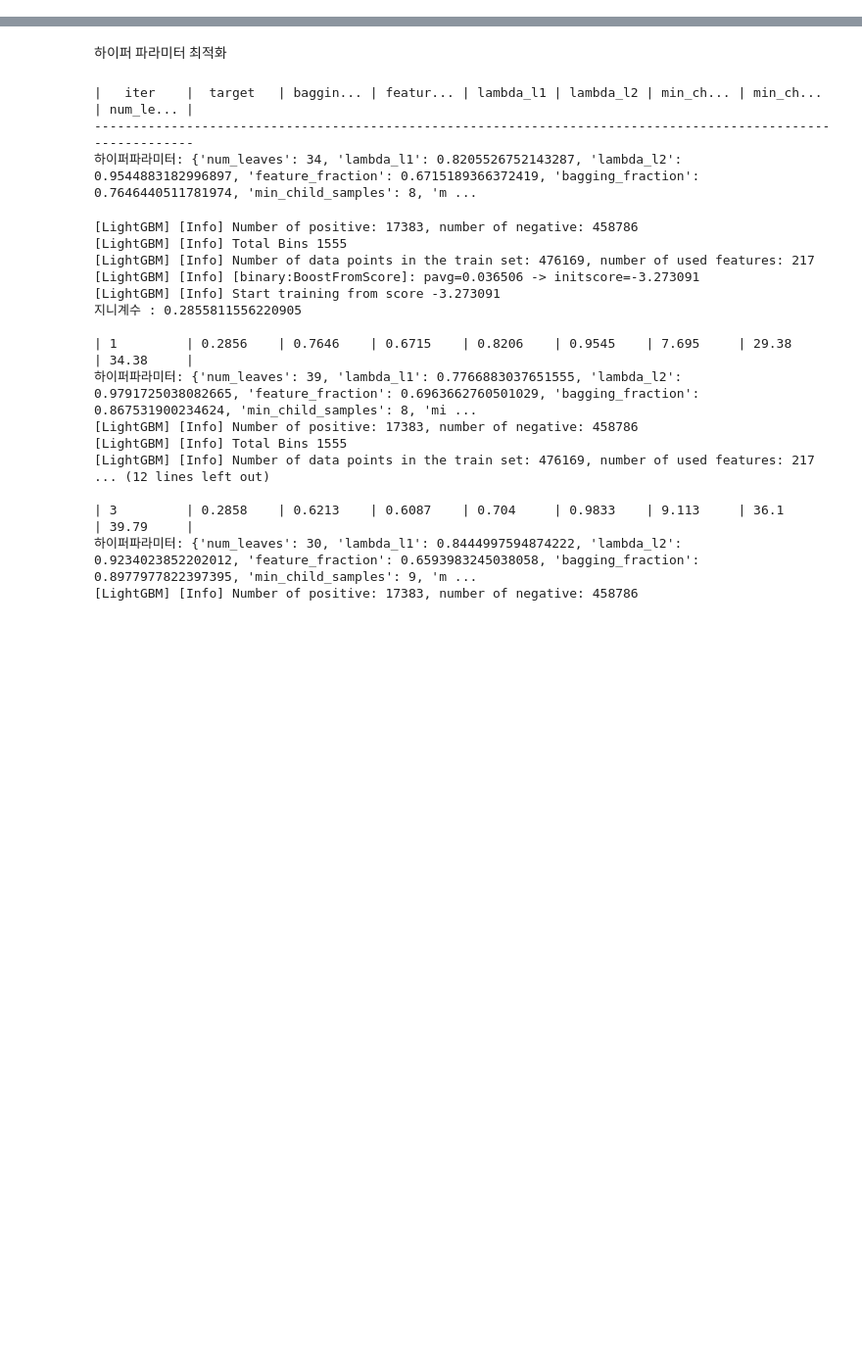
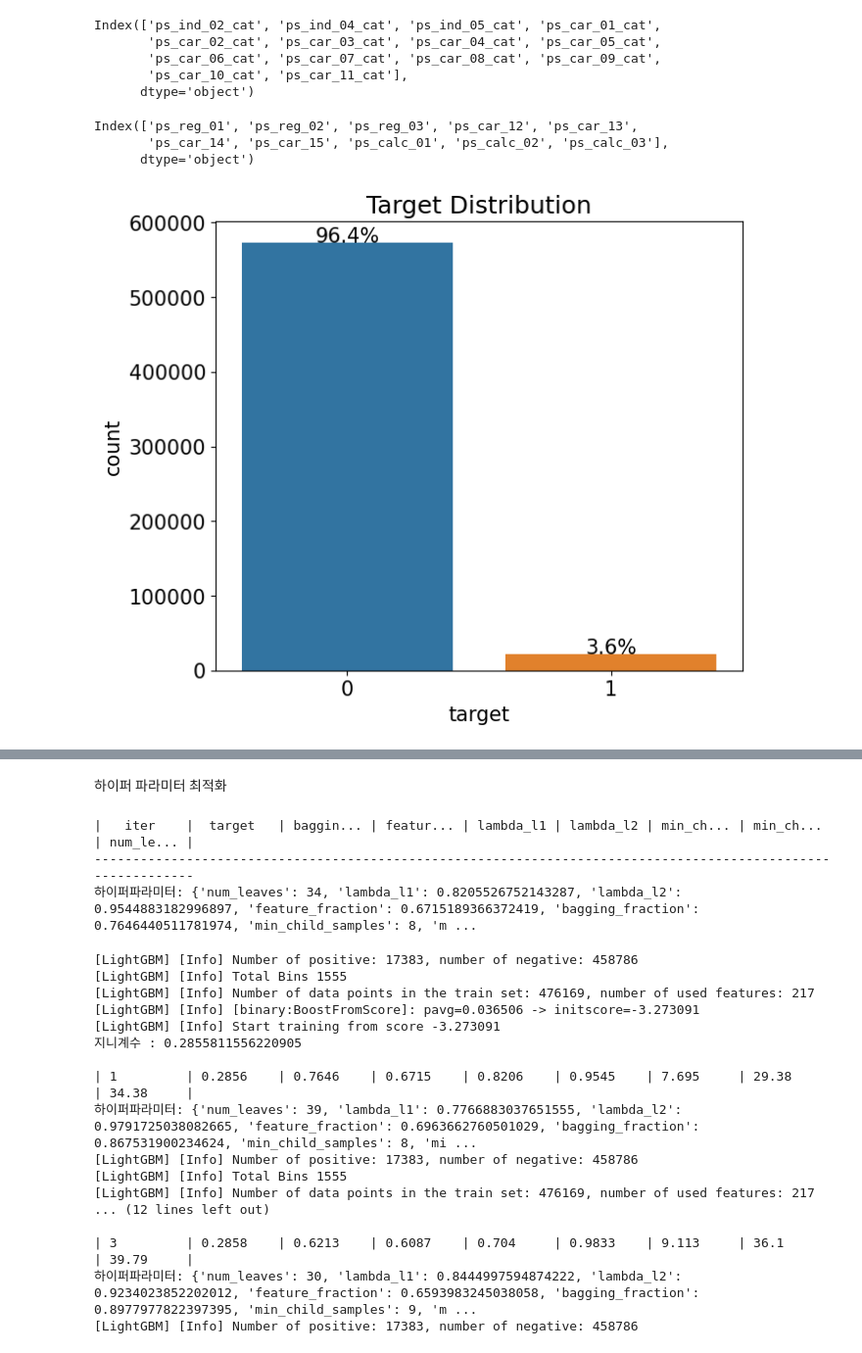
Before and after one commit to restful3/ds4th_study, a Jupyter notebook: code_dongwoo/ch08-porto-seguro-safe-driver-prediction.ipynb, the cells around one changed output, grey strips where cells are left out. Shown at 98% size. Cells and saved outputs as stored; diff of their text form; code cells hidden in the pictures; blank space fills up the shorter version.

```diff
--- a/code_dongwoo/ch08-porto-seguro-safe-driver-prediction.ipynb
+++ b/code_dongwoo/ch08-porto-seguro-safe-driver-prediction.ipynb
@@ -9,0 +110,14 @@ submission = pd.read_csv(data_path + 'sample_submission.csv', index_col='id')
+# %%
+summary[summary['데이터 종류'] == '명목형'].index
+# %% [output]
+Index(['ps_ind_02_cat', 'ps_ind_04_cat', 'ps_ind_05_cat', 'ps_car_01_cat',
+       'ps_car_02_cat', 'ps_car_03_cat', 'ps_car_04_cat', 'ps_car_05_cat',
+       'ps_car_06_cat', 'ps_car_07_cat', 'ps_car_08_cat', 'ps_car_09_cat',
+       'ps_car_10_cat', 'ps_car_11_cat'],
+      dtype='object')
+# %%
+summary[summary['데이터 타입'] == 'float64'].index
+# %% [output]
+Index(['ps_reg_01', 'ps_reg_02', 'ps_reg_03', 'ps_car_12', 'ps_car_13',
+       'ps_car_14', 'ps_car_15', 'ps_calc_01', 'ps_calc_02', 'ps_calc_03'],
+      dtype='object')
@@ -9,0 +128,23 @@ submission = pd.read_csv(data_path + 'sample_submission.csv', index_col='id')
+# %%
+def write_percent(ax, total_size):
+    '''도형 객체를 순회하며 막대 그래프 상단에 타깃값 비율 표시'''
+    for patch in ax.patches:
+        height = patch.get_height()     # 도형 높이(데이터 개수)
+        width = patch.get_width()       # 도형 너비
+        left_coord = patch.get_x()      # 도형 왼쪽 테두리의 x축 위치
+        percent = height/total_size*100 # 타깃값 비율
+
+        # (x, y) 좌표에 텍스트 입력
+        ax.text(left_coord + width/2.0,     # x축 위치
+                height + total_size*0.001,  # y축 위치
+                '{:1.1f}%'.format(percent), # 입력 텍스트
+                ha='center')                # 가운데 정렬
+
+mpl.rc('font', size=15)
+plt.figure(figsize=(7, 6))
+
+ax = sns.countplot(x='target', data=train)
+write_percent(ax, len(train)) # 비율 표시
+ax.set_title('Target Distribution');
+# %% [output]
+[figure, added]
```
Also changed, not shown: parts of 16 cells of this notebook.
